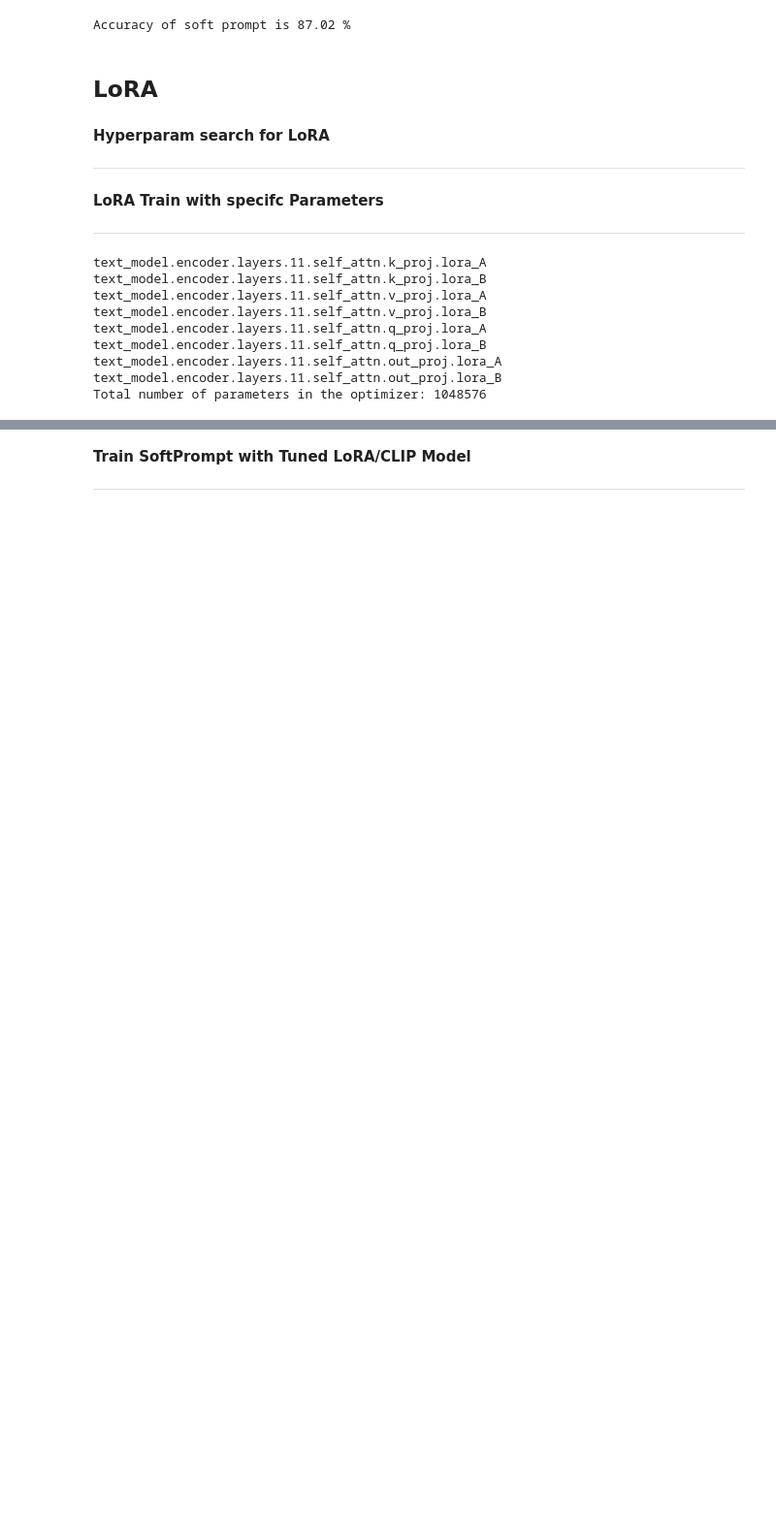
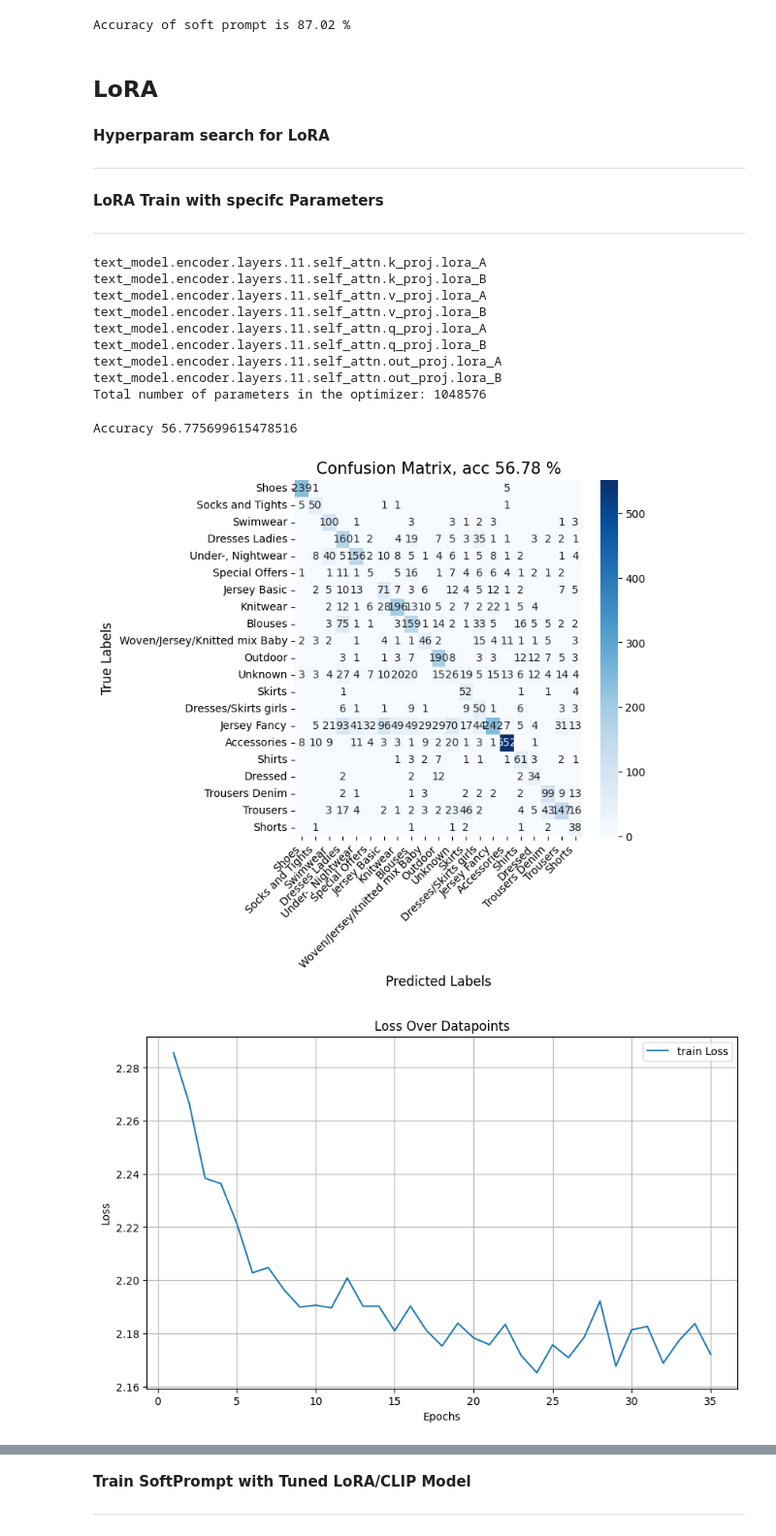
Before and after one commit to Samin765/DD2430_Project, a Jupyter notebook: src/main.ipynb, the cells around one changed output, grey strips where cells are left out. Shown at 97% size. Cells and saved outputs as stored; diff of their text form; code cells hidden in the pictures; blank space fills up the shorter version.

```diff
--- a/src/main.ipynb
+++ b/src/main.ipynb
@@ -186,14 +190,13 @@ Accuracy of baseline is 30.80 %
 
 Easiest way to finetune, just change the text accompanied by labels
 # %%
-dataloaders = {'train':dataloaders_tr_va_te['train'], 'val':dataloaders_tr_va_te['val'], 'test':dataloaders_tr_va_te['test']}
 clip = {'m':model, 'p':processor}
-
 texts = ['', 'An image of', 'The cloathing type is', 'An image showing cloathing of type']
 perf = []
 for added_text in texts:
     ft = training.FinetuneCLIP(dataloaders, clip)
     ft.tt['soft'], ft.tt['LoRA'] = 0, 0 #baseline
+    ft.conf = {'epochs': 400, 'balanced':BALANCED}
     ft.train_p['add'] = added_text
     _, _, acc = ft.eval(False)
     perf.append(np.round(acc,2))
@@ -207,11 +215,6 @@ NameError: name 'dataloaders_tr_va_te' is not defined
 Add a tunable tensor in the embedding of the text. Added hyperparam search
 # %%
 update()
-#BALANCED = False
-if BALANCED:
-    dataloaders = {'train':dataloaders_tr_va_te['train'], 'val':dataloaders_tr_va_te['val'], 'test':dataloaders_tr_va_te['test']}
-else:
-    dataloaders = datasets.loaders(data,32)# look at Resource Utilization to see if capping
 clip = {'m':model, 'p':processor}
 #[1,2,3,4,5,6]
 hp ={'hyperp':[5], 'best_losses':[], 'params':[]}
@@ -265,14 +266,6 @@ Accuracy of soft prompt is 87.02 %
 
 ---
 # %%
-
-
-# Set up dataloaders and fine-tune process
-if BALANCED:
-    dataloaders = {'train':dataloaders_tr_va_te['train'], 'val':dataloaders_tr_va_te['val'], 'test':dataloaders_tr_va_te['test']}
-else:
-    dataloaders = datasets.loaders(data,32)# look at Resource Utilization to see if capping
-
 # Hyperparameter space
 learning_rates = [1e-5, 5e-5, 1e-4]
 initial_ranks = [0, 0, 0, 0, 0, 0, 0, 0, 0, 0, 256, 256]
@@ -321,7 +314,7 @@ ranks = [0, 0, 0, 0, 0, 0, 0, 0,0, 0, 0, 256]  # Only apply LoRA with rank 64 to
 #ranks = [256, 256, 256, 256, 256, 256, 256, 256,256, 256, 256, 256]  # Only apply LoRA with rank 64 to the last layer
 lr = 1e-03
 wd = 0.001
-epochs_num = 3
+epochs_num = 40
 lora_layers = []
 
 clip = {'m': copy.deepcopy(model), 'p': processor} # do not load each time
@@ -340,31 +333,34 @@ ft.conf = {'epochs': epochs_num, 'balanced':BALANCED}
 
 # Initialize LoRA training with current hyperparameters
 ft.tt['soft'], ft.tt['LoRA'], ft.tt['image_fc'] = 0, 1 ,0 # Enable LoRA
 ft.initialize({'LoRA': lora_params_attention, 'lr': lr, 'weight_decay': wd, 'num_soft':num_soft, 'add':''})
 
 ft.count_parameters()
 
 # Set the optimizer parameters for learning rate and weight decay
 #ft.optimizer_params = {'lr': lr, 'weight_decay': wd}  # Ensure your FinetuneCLIP handles this
 
 # Train the model
-ft.es['pat']=30
+ft.es['pat']=10
 ft.train()
 
 # Evaluate the model
 all_predictions, all_labels, acc = ft.eval(False)
 utils.confussion_matrix(all_labels, all_predictions, list(dataloaders['test'].dataset.class_to_id.keys()), F1=False)
 ft.plot_loss_key('train')
 ft.plot_loss_key('val')
 
 print(f"Accuracy for rank configuration {ranks} with lr={lr}, wd={wd} is {acc:.2f} %")
 # %% [output]
 text_model.encoder.layers.11.self_attn.k_proj.lora_A
 text_model.encoder.layers.11.self_attn.k_proj.lora_B
 text_model.encoder.layers.11.self_attn.v_proj.lora_A
 text_model.encoder.layers.11.self_attn.v_proj.lora_B
 text_model.encoder.layers.11.self_attn.q_proj.lora_A
 text_model.encoder.layers.11.self_attn.q_proj.lora_B
 text_model.encoder.layers.11.self_attn.out_proj.lora_A
 text_model.encoder.layers.11.self_attn.out_proj.lora_B
 Total number of parameters in the optimizer: 1048576
+Accuracy 56.775699615478516
+[figure, added]
+[figure, added]
```
Also changed, not shown: parts of 21 cells of this notebook, 5 other files.
